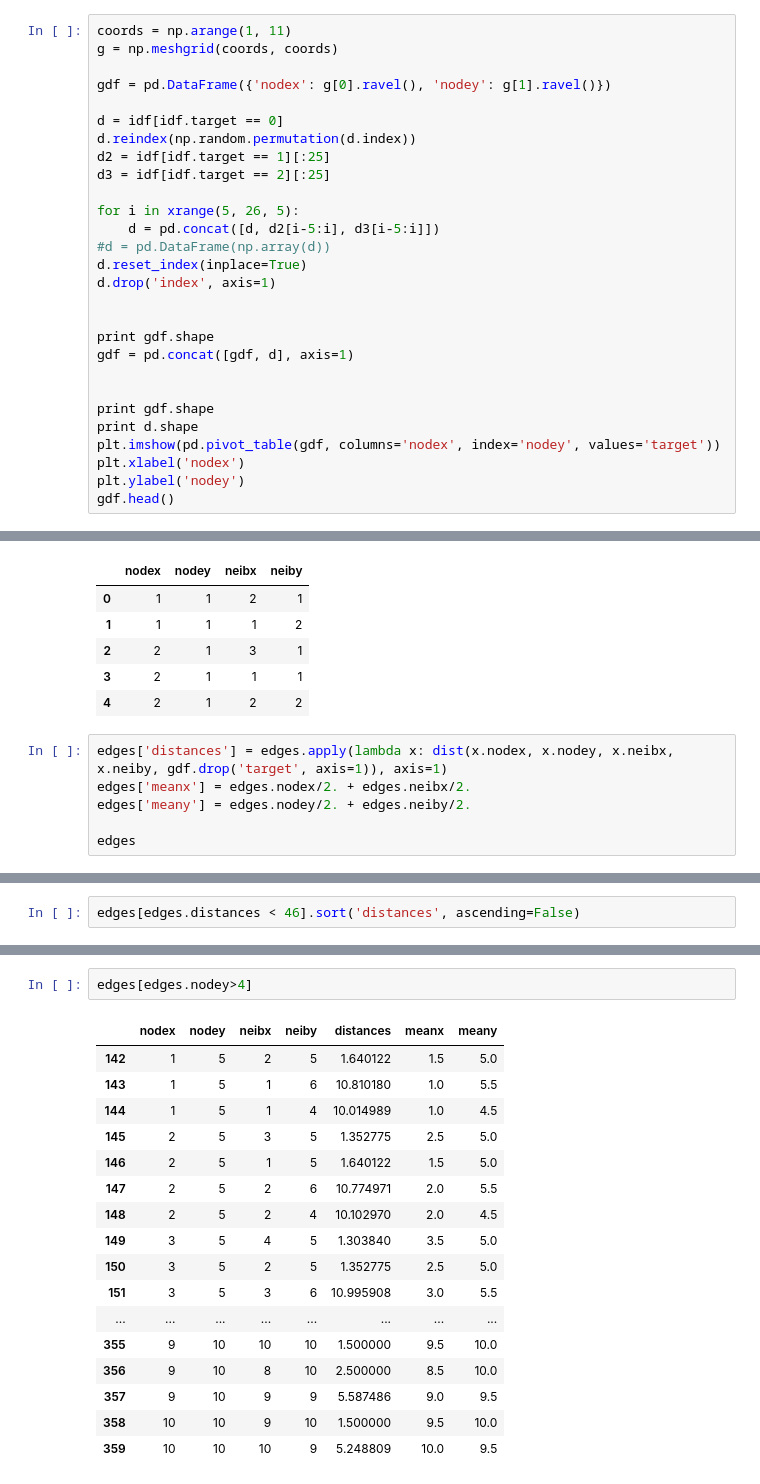
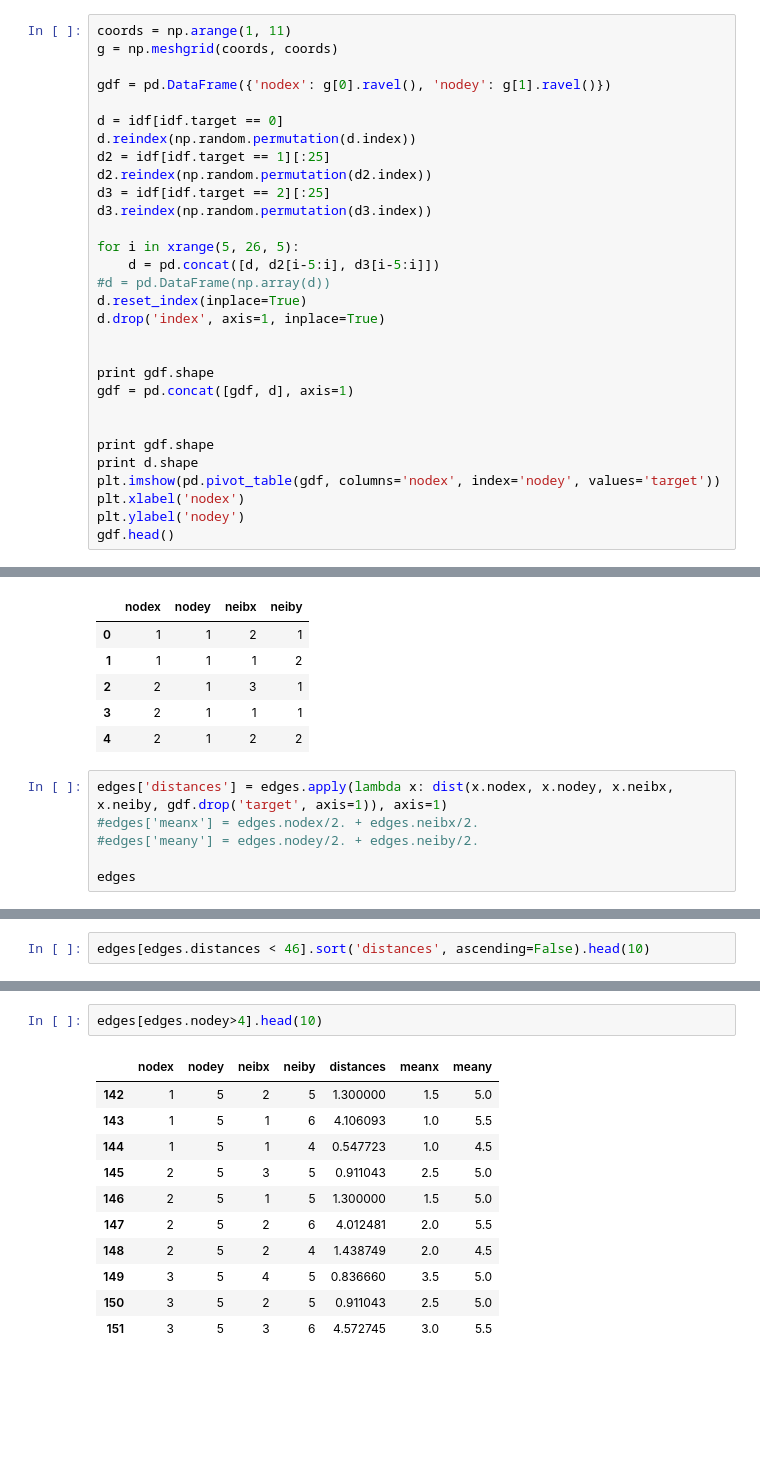
Before and after one commit to crupley/proj, a Jupyter notebook: explore/hood/graph similarity explore.ipynb, the cells around one changed output, grey strips where cells are left out. Cells and saved outputs as stored; diff of their text form; blank space fills up the shorter version.

```diff
--- a/explore/hood/graph similarity explore.ipynb
+++ b/explore/hood/graph similarity explore.ipynb
@@ -249,13 +249,15 @@ gdf = pd.DataFrame({'nodex': g[0].ravel(), 'nodey': g[1].ravel()})
 d = idf[idf.target == 0]
 d.reindex(np.random.permutation(d.index))
 d2 = idf[idf.target == 1][:25]
+d2.reindex(np.random.permutation(d2.index))
 d3 = idf[idf.target == 2][:25]
+d3.reindex(np.random.permutation(d3.index))
 
 for i in xrange(5, 26, 5):
     d = pd.concat([d, d2[i-5:i], d3[i-5:i]])
 #d = pd.DataFrame(np.array(d))
 d.reset_index(inplace=True)
-d.drop('index', axis=1)
+d.drop('index', axis=1, inplace=True)
 
 
 print gdf.shape
@@ -319,8 +321,8 @@ edges.head()
 | 4 | 2 | 1 | 2 | 2 |
 # %%
 edges['distances'] = edges.apply(lambda x: dist(x.nodex, x.nodey, x.neibx, x.neiby, gdf.drop('target', axis=1)), axis=1)
-edges['meanx'] = edges.nodex/2. + edges.neibx/2.
-edges['meany'] = edges.nodey/2. + edges.neiby/2.
+#edges['meanx'] = edges.nodex/2. + edges.neibx/2.
+#edges['meany'] = edges.nodey/2. + edges.neiby/2.
 
 edges
 # %% [output]
@@ -387,4 +390,4 @@ edges[(edges.nodex<5) & (edges.nodey==5)]
 # %%
-edges[edges.distances < 46].sort('distances', ascending=False)
+edges[edges.distances < 46].sort('distances', ascending=False).head(10)
 # %% [output]
 |  | nodex | nodey | neibx | neiby | distances | meanx | meany |
@@ -408,20 +404,14 @@ edges[edges.distances < 46].sort('distances', ascending=False)
 # %%
-edges[edges.nodey>4]
+edges[edges.nodey>4].head(10)
 # %% [output]
 |  | nodex | nodey | neibx | neiby | distances | meanx | meany |
-| 142 | 1 | 5 | 2 | 5 | 1.640122 | 1.5 | 5.0 |
-| 143 | 1 | 5 | 1 | 6 | 10.810180 | 1.0 | 5.5 |
-| 144 | 1 | 5 | 1 | 4 | 10.014989 | 1.0 | 4.5 |
-| 145 | 2 | 5 | 3 | 5 | 1.352775 | 2.5 | 5.0 |
-| 146 | 2 | 5 | 1 | 5 | 1.640122 | 1.5 | 5.0 |
-| 147 | 2 | 5 | 2 | 6 | 10.774971 | 2.0 | 5.5 |
-| 148 | 2 | 5 | 2 | 4 | 10.102970 | 2.0 | 4.5 |
-| 149 | 3 | 5 | 4 | 5 | 1.303840 | 3.5 | 5.0 |
-| 150 | 3 | 5 | 2 | 5 | 1.352775 | 2.5 | 5.0 |
-| 151 | 3 | 5 | 3 | 6 | 10.995908 | 3.0 | 5.5 |
-| ... | ... | ... | ... | ... | ... | ... | ... |
-| 355 | 9 | 10 | 10 | 10 | 1.500000 | 9.5 | 10.0 |
-| 356 | 9 | 10 | 8 | 10 | 2.500000 | 8.5 | 10.0 |
-| 357 | 9 | 10 | 9 | 9 | 5.587486 | 9.0 | 9.5 |
-| 358 | 10 | 10 | 9 | 10 | 1.500000 | 9.5 | 10.0 |
-| 359 | 10 | 10 | 10 | 9 | 5.248809 | 10.0 | 9.5 |
+| 142 | 1 | 5 | 2 | 5 | 1.300000 | 1.5 | 5.0 |
+| 143 | 1 | 5 | 1 | 6 | 4.106093 | 1.0 | 5.5 |
+| 144 | 1 | 5 | 1 | 4 | 0.547723 | 1.0 | 4.5 |
+| 145 | 2 | 5 | 3 | 5 | 0.911043 | 2.5 | 5.0 |
+| 146 | 2 | 5 | 1 | 5 | 1.300000 | 1.5 | 5.0 |
+| 147 | 2 | 5 | 2 | 6 | 4.012481 | 2.0 | 5.5 |
+| 148 | 2 | 5 | 2 | 4 | 1.438749 | 2.0 | 4.5 |
+| 149 | 3 | 5 | 4 | 5 | 0.836660 | 3.5 | 5.0 |
+| 150 | 3 | 5 | 2 | 5 | 0.911043 | 2.5 | 5.0 |
+| 151 | 3 | 5 | 3 | 6 | 4.572745 | 3.0 | 5.5 |
```
Also changed, not shown: parts of 6 cells of this notebook.
